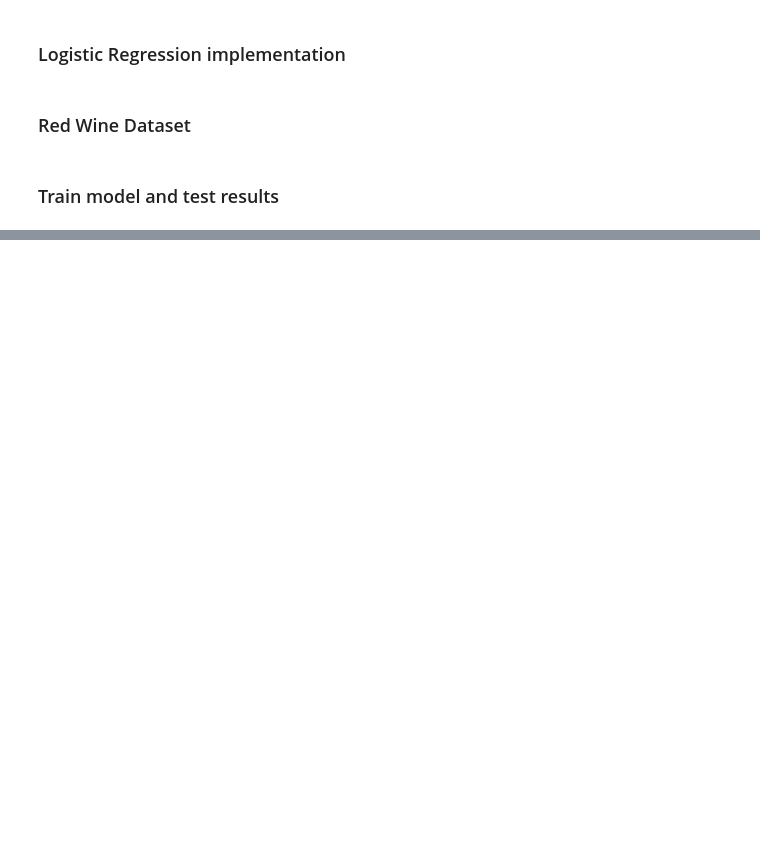
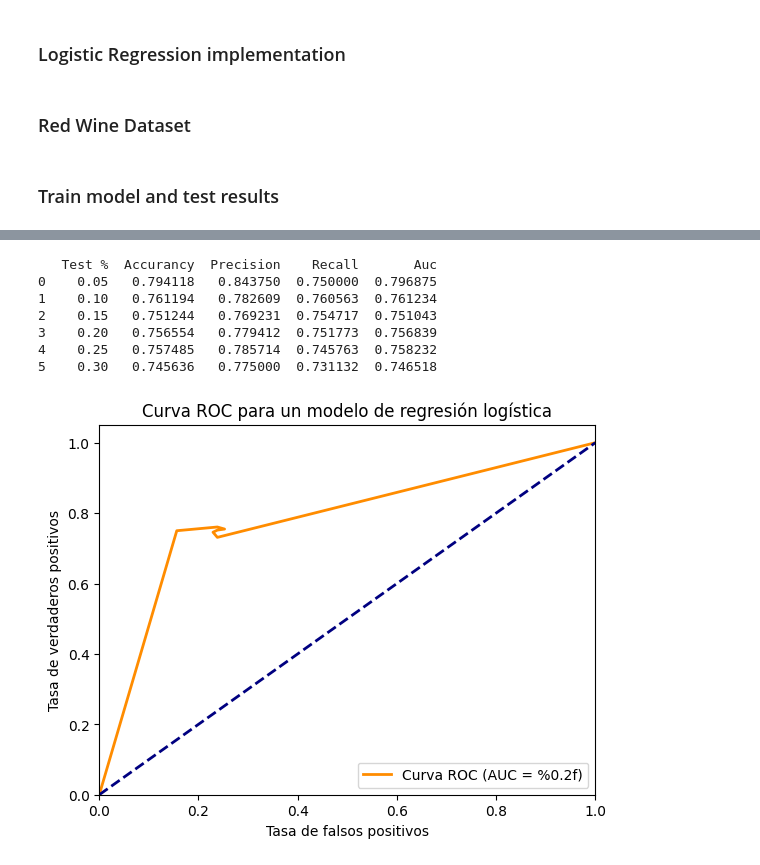
Before and after one commit to JoseDavidSS/Patrones.Project1, a Jupyter notebook: logistic_regresion.ipynb, the cells around one changed output, grey strips where cells are left out. Drawn from its saved outputs; the diff is of its cells as text; code cells hidden in the pictures; blank space fills up the shorter version.

Commit message:
Add multiple test set percentage analysis

```diff
--- a/logistic_regresion.ipynb
+++ b/logistic_regresion.ipynb
@@ -180,15 +179,5 @@ Y0 = df_wine.loc[df_wine['quality'] == 0, 'quality']
 
 X1 = df_wine.loc[df_wine['quality'] == 1, features]
 Y1 = df_wine.loc[df_wine['quality'] == 1, 'quality']
-
-test_percentage = 0.2
-
-X0_train, X0_test, y0_train, y0_test = train_test_split(X0, Y0, test_size=test_percentage, random_state=40)
-X1_train, X1_test, y1_train, y1_test = train_test_split(X1, Y1, test_size=test_percentage, random_state=40)
-
-X_train = pd.concat([X0_train, X1_train], axis= 0)
-X_test = pd.concat([X0_test, X1_test], axis= 0)
-y_train = pd.concat([y0_train, y1_train], axis= 0)
-y_test = pd.concat([y0_test, y1_test], axis= 0)
 # %% [markdown]
 ### Train model and test results
@@ -217,0 +184,67 @@ AUC:  0.756838905775076
+# %%
+test_percentages = [0.05, 0.1, 0.15, 0.2, 0.25, 0.3]
+y_tests = []
+y_preds = []
+
+accurancies = []
+precisions = []
+recalls = []
+for test_percentage in test_percentages:
+
+    X0_train, X0_test, y0_train, y0_test = train_test_split(X0, Y0, test_size=test_percentage, random_state=40)
+    X1_train, X1_test, y1_train, y1_test = train_test_split(X1, Y1, test_size=test_percentage, random_state=40)
+
+    X_train = pd.concat([X0_train, X1_train], axis= 0)
+    X_test = pd.concat([X0_test, X1_test], axis= 0)
+    y_train = pd.concat([y0_train, y1_train], axis= 0)
+    y_test = pd.concat([y0_test, y1_test], axis= 0)
+    y_tests.append(y_test)
+
+    model = OurLogisticRegression(lr=0.03, num_iter=100)
+
+    # fit the model to the training data
+    model.fit(X_train, y_train)
+
+    # predict probabilities for test set
+    probs = model.predict_prob(X_test)
+
+    # predict classes for test set
+    y_pred = model.predict(X_test, 0.5)
+    y_preds.append(y_pred)
+
+    accurancies.append(model.accurancy(y_pred, y_test))
+    precisions.append(model.precision(y_pred, y_test))
+    recalls.append(model.recall(y_pred, y_test))
+
+fpr = np.array([0., 1.])
+tpr = np.array([0., 1.])
+#fpr = np.array([])
+#tpr = np.array([])
+
+aucs = []
+for i in range(len(test_percentages)):
+    fpr_i, tpr_i, auc_i = model.auc(y_preds[i], y_tests[i])
+    fpr = np.insert(fpr, -1, fpr_i[1])
+    tpr = np.insert(tpr, -1, tpr_i[1])
+    #fpr = np.concatenate((fpr, fpr_i))
+    #tpr = np.concatenate((tpr, tpr_i))
+    aucs.append(auc_i)
+
+title_row = ['Test %', 'Accurancy', 'Precision', 'Recall', 'Auc']
+df_results = pd.DataFrame(columns=title_row)
+
+for i, test_percentage in enumerate(test_percentages):
+    row = [test_percentage, accurancies[i], precisions[i], recalls[i], aucs[i]]
+    df_results.loc[len(df_results)] = row
+
+print(df_results)
+model.plot_roc(fpr, tpr)
+# %% [output]
+   Test %  Accurancy  Precision    Recall       Auc
+0    0.05   0.794118   0.843750  0.750000  0.796875
+1    0.10   0.761194   0.782609  0.760563  0.761234
+2    0.15   0.751244   0.769231  0.754717  0.751043
+3    0.20   0.756554   0.779412  0.751773  0.756839
+4    0.25   0.757485   0.785714  0.745763  0.758232
+5    0.30   0.745636   0.775000  0.731132  0.746518
+[figure, added]
```
Also changed, not shown: parts of 2 cells of this notebook.
